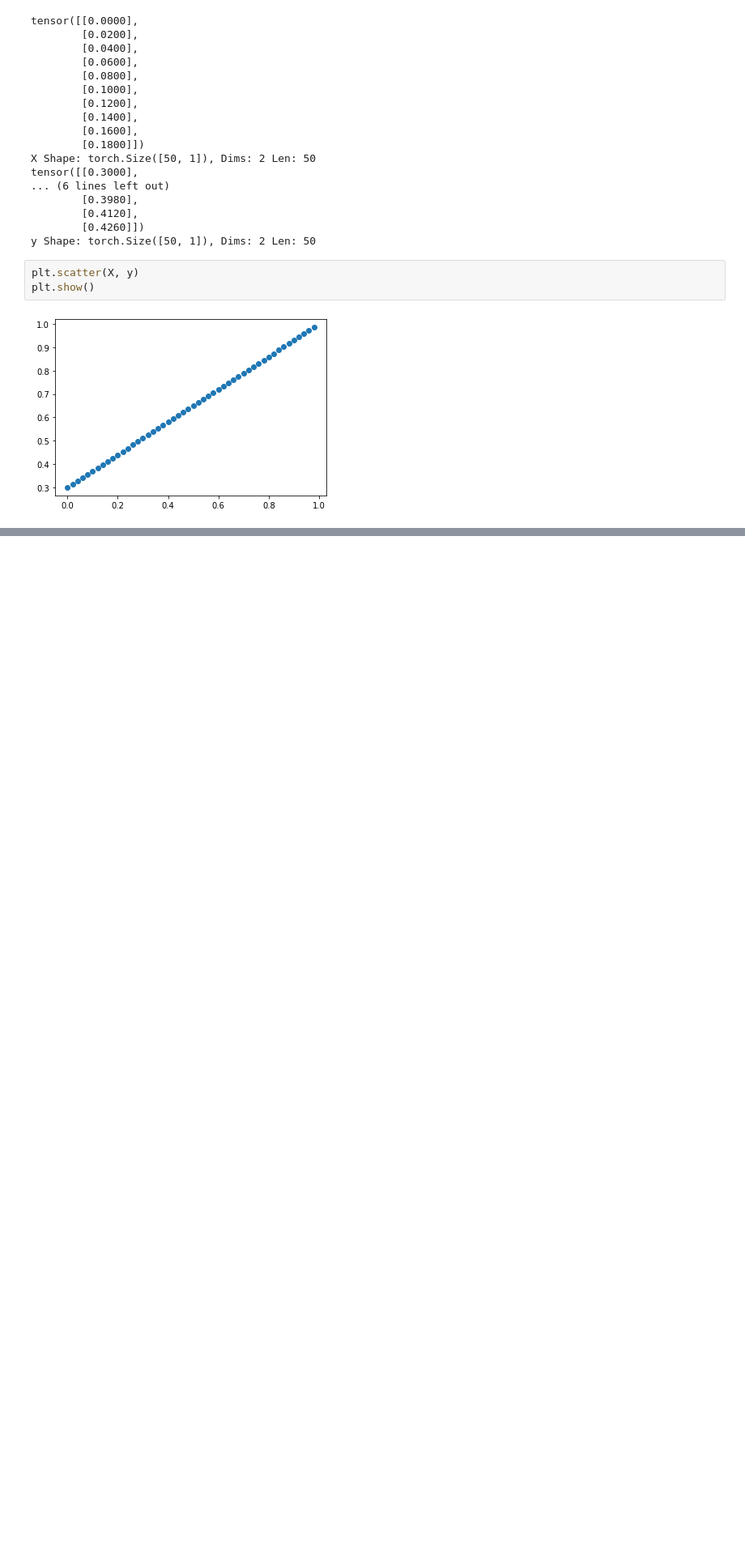
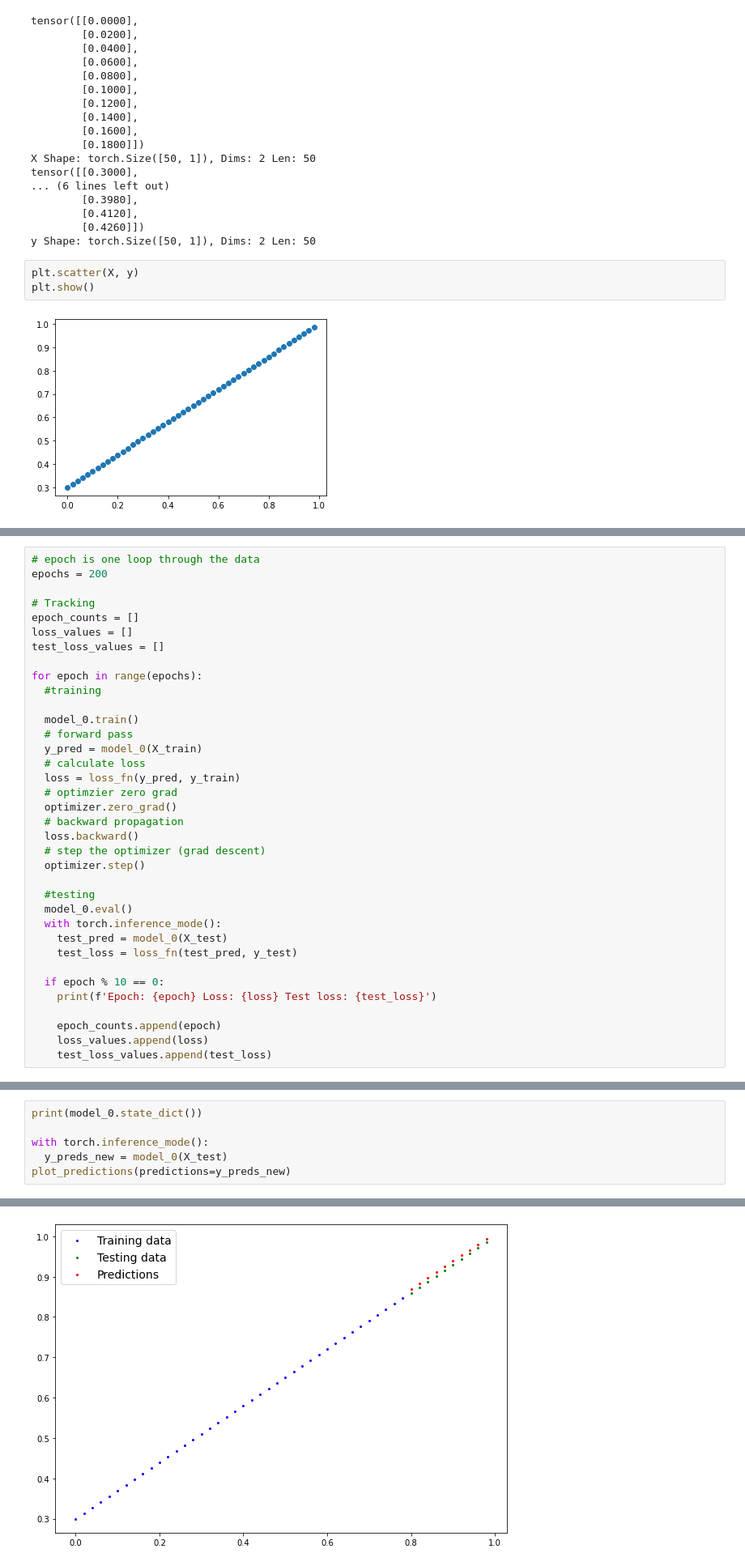
Before and after one commit to ashbyp/mltorch, a Jupyter notebook: colab/pytorch_workflow.ipynb, the cells around one changed output, grey strips where cells are left out. Shown: that part at 81% size. Drawn from its saved outputs; the diff is of its cells as text; blank space fills up the shorter version.

```diff
--- a/colab/pytorch_workflow.ipynb
+++ b/colab/pytorch_workflow.ipynb
@@ -54,0 +157,36 @@ plt.show()
+# %%
+# epoch is one loop through the data
+epochs = 200
+
+# Tracking
+epoch_counts = []
+loss_values = []
+test_loss_values = []
+
+for epoch in range(epochs):
+  #training
+
+  model_0.train()
+  # forward pass
+  y_pred = model_0(X_train)
+  # calculate loss
+  loss = loss_fn(y_pred, y_train)
+  # optimzier zero grad
+  optimizer.zero_grad()
+  # backward propagation
+  loss.backward()
+  # step the optimizer (grad descent)
+  optimizer.step()
+
+  #testing
+  model_0.eval()
+  with torch.inference_mode():
+    test_pred = model_0(X_test)
+    test_loss = loss_fn(test_pred, y_test)
+
+  if epoch % 10 == 0:
+    print(f'Epoch: {epoch} Loss: {loss} Test loss: {test_loss}')
+
+    epoch_counts.append(epoch)
+    loss_values.append(loss)
+    test_loss_values.append(test_loss)
@@ -54,0 +214,7 @@ plt.show()
+# %%
+print(model_0.state_dict())
+
+with torch.inference_mode():
+  y_preds_new = model_0(X_test)
+plot_predictions(predictions=y_preds_new)
+# %% [output]
@@ -54,0 +222 @@ plt.show()
+[figure, added]
```
Also changed, not shown: parts of 26 cells of this notebook, 1 other file.
